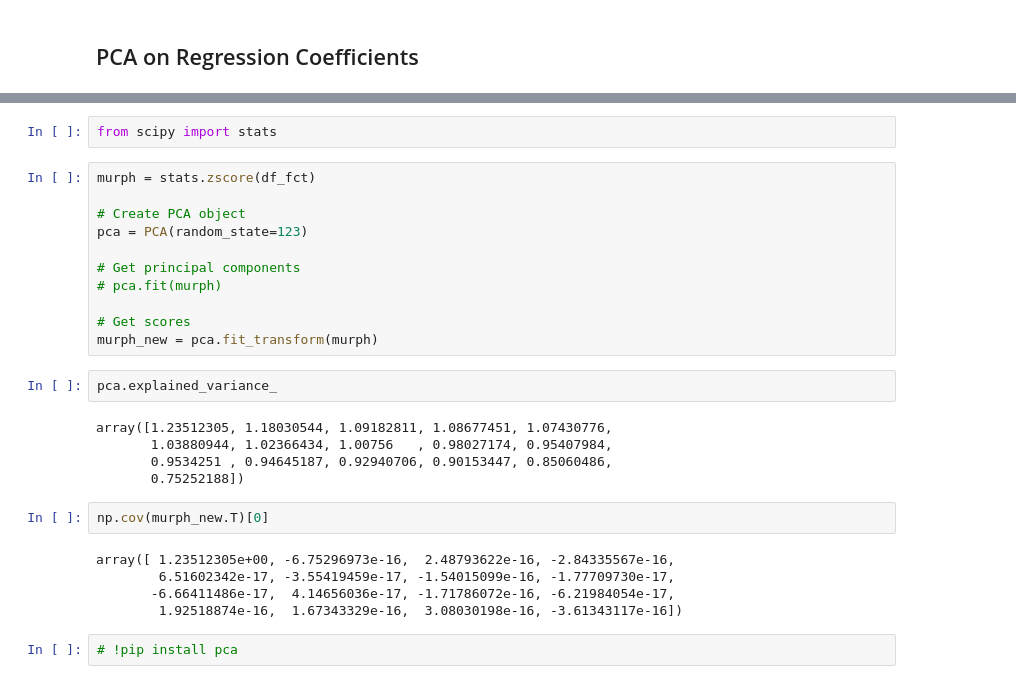
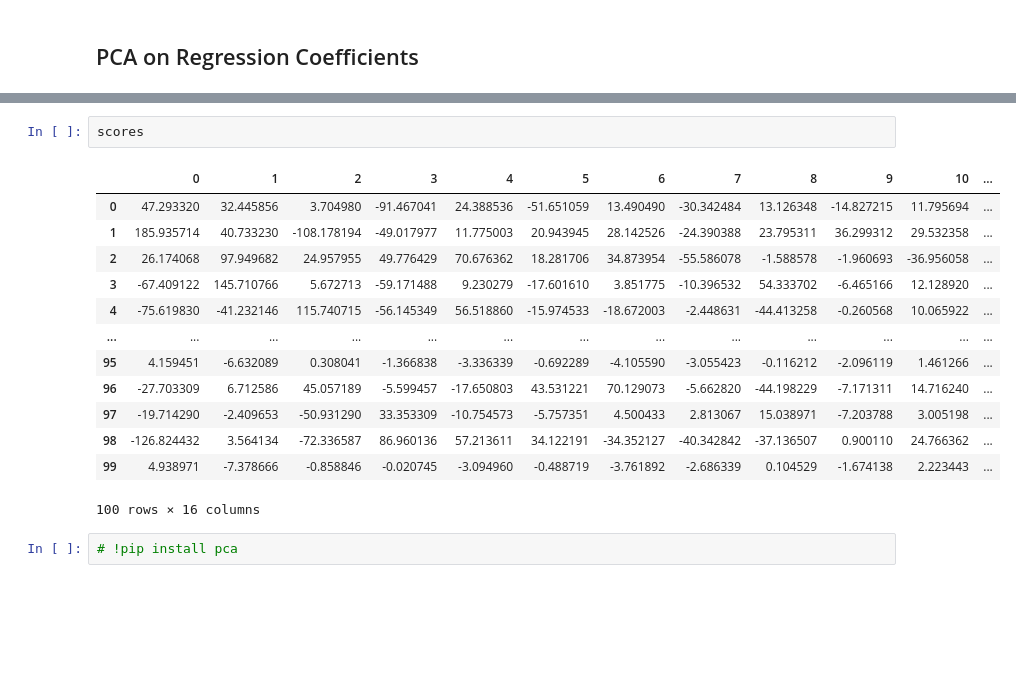
Before and after one commit to EricPostMaster/market-research-private, a Jupyter notebook: Inidividual_Models.ipynb, the cells around one changed output, grey strips where cells are left out. Saved outputs shown, nothing was run; the diff lists cells and outputs as text; blank space fills up the shorter version.

```diff
--- a/Inidividual_Models.ipynb
+++ b/Inidividual_Models.ipynb
@@ -268,30 +387,19 @@ result
-# %%
-from scipy import stats
-# %%
-murph = stats.zscore(df_fct)
-
-# Create PCA object
-pca = PCA(random_state=123)
-
-# Get principal components
-# pca.fit(murph)
-
-# Get scores
-murph_new = pca.fit_transform(murph)
-# %%
-pca.explained_variance_
-# %% [output]
-array([1.23512305, 1.18030544, 1.09182811, 1.08677451, 1.07430776,
-       1.03880944, 1.02366434, 1.00756   , 0.98027174, 0.95407984,
-       0.9534251 , 0.94645187, 0.92940706, 0.90153447, 0.85060486,
-       0.75252188])
-# %%
-np.cov(murph_new.T)[0]
-# %% [output]
-array([ 1.23512305e+00, -6.75296973e-16,  2.48793622e-16, -2.84335567e-16,
-        6.51602342e-17, -3.55419459e-17, -1.54015099e-16, -1.77709730e-17,
-       -6.66411486e-17,  4.14656036e-17, -1.71786072e-16, -6.21984054e-17,
-        1.92518874e-16,  1.67343329e-16,  3.08030198e-16, -3.61343117e-16])
+# %%
+scores
+# %% [output]
+|  | 0 | 1 | 2 | 3 | 4 | 5 | 6 | 7 | 8 | 9 | 10 | ... |
+| 0 | 47.293320 | 32.445856 | 3.704980 | -91.467041 | 24.388536 | -51.651059 | 13.490490 | -30.342484 | 13.126348 | -14.827215 | 11.795694 | ... |
+| 1 | 185.935714 | 40.733230 | -108.178194 | -49.017977 | 11.775003 | 20.943945 | 28.142526 | -24.390388 | 23.795311 | 36.299312 | 29.532358 | ... |
+| 2 | 26.174068 | 97.949682 | 24.957955 | 49.776429 | 70.676362 | 18.281706 | 34.873954 | -55.586078 | -1.588578 | -1.960693 | -36.956058 | ... |
+| 3 | -67.409122 | 145.710766 | 5.672713 | -59.171488 | 9.230279 | -17.601610 | 3.851775 | -10.396532 | 54.333702 | -6.465166 | 12.128920 | ... |
+| 4 | -75.619830 | -41.232146 | 115.740715 | -56.145349 | 56.518860 | -15.974533 | -18.672003 | -2.448631 | -44.413258 | -0.260568 | 10.065922 | ... |
+| ... | ... | ... | ... | ... | ... | ... | ... | ... | ... | ... | ... | ... |
+| 95 | 4.159451 | -6.632089 | 0.308041 | -1.366838 | -3.336339 | -0.692289 | -4.105590 | -3.055423 | -0.116212 | -2.096119 | 1.461266 | ... |
+| 96 | -27.703309 | 6.712586 | 45.057189 | -5.599457 | -17.650803 | 43.531221 | 70.129073 | -5.662820 | -44.198229 | -7.171311 | 14.716240 | ... |
+| 97 | -19.714290 | -2.409653 | -50.931290 | 33.353309 | -10.754573 | -5.757351 | 4.500433 | 2.813067 | 15.038971 | -7.203788 | 3.005198 | ... |
+| 98 | -126.824432 | 3.564134 | -72.336587 | 86.960136 | 57.213611 | 34.122191 | -34.352127 | -40.342842 | -37.136507 | 0.900110 | 24.766362 | ... |
+| 99 | 4.938971 | -7.378666 | -0.858846 | -0.020745 | -3.094960 | -0.488719 | -3.761892 | -2.686339 | 0.104529 | -1.674138 | 2.223443 | ... |
+100 rows × 16 columns
 # %%
 # !pip install pca
 # %%
```
Also changed, not shown: parts of 37 cells of this notebook, 2 other files.
